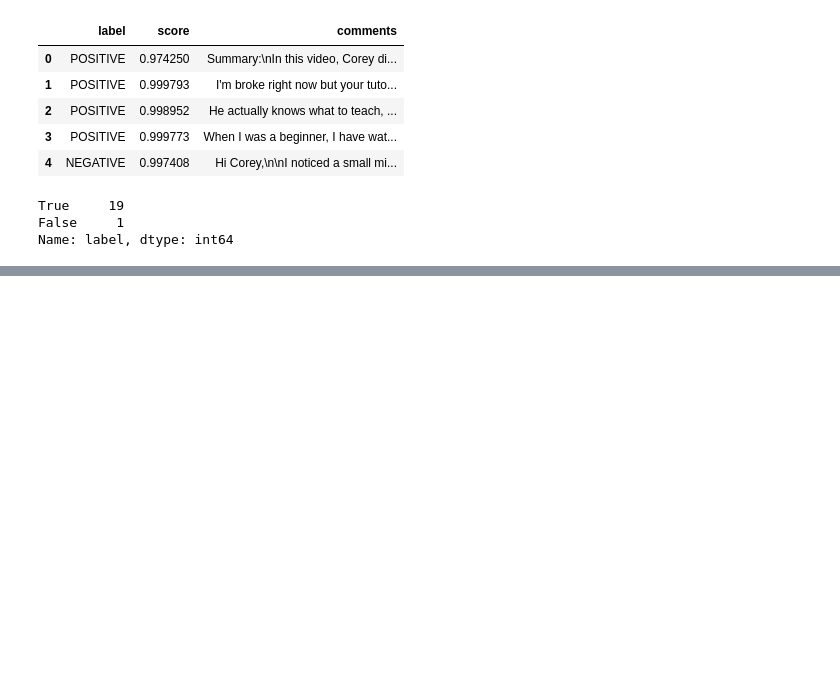
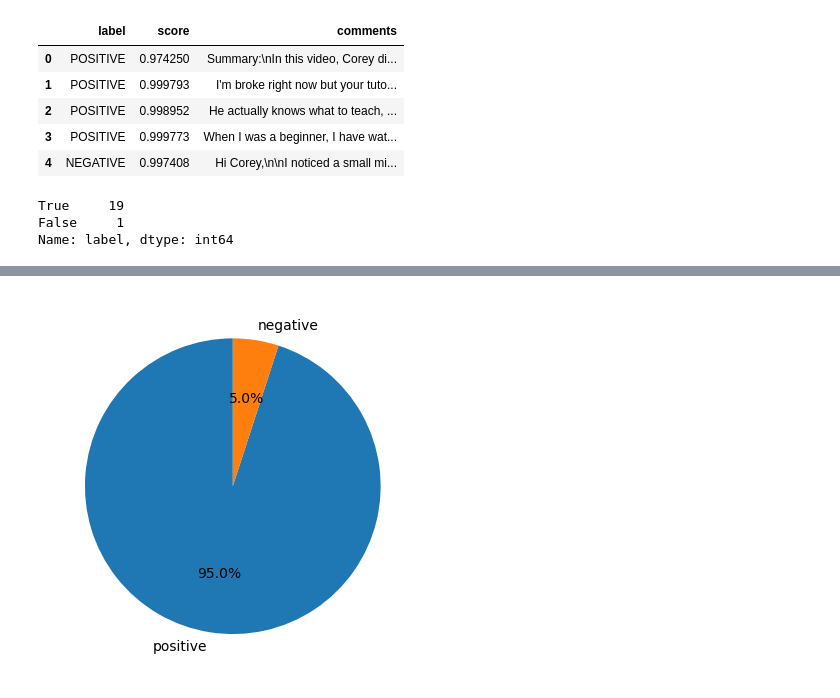
Before and after one commit to pranavvp16/YT_comment_analysis, a Jupyter notebook: EDA_nb.ipynb, the cells around one changed output, grey strips where cells are left out. Saved outputs shown, nothing was run; the diff lists cells and outputs as text; code cells hidden in the pictures; blank space fills up the shorter version.

```diff
--- a/EDA_nb.ipynb
+++ b/EDA_nb.ipynb
@@ -115 +48,5 @@ plt.bar(labels,number)
 [figure]
+# %%
+plt.pie(number,labels=labels, autopct='%1.1f%%', startangle=90);
+# %% [output]
+[figure, added]
```
Also changed, not shown: parts of 12 cells of this notebook, 5 other files.
